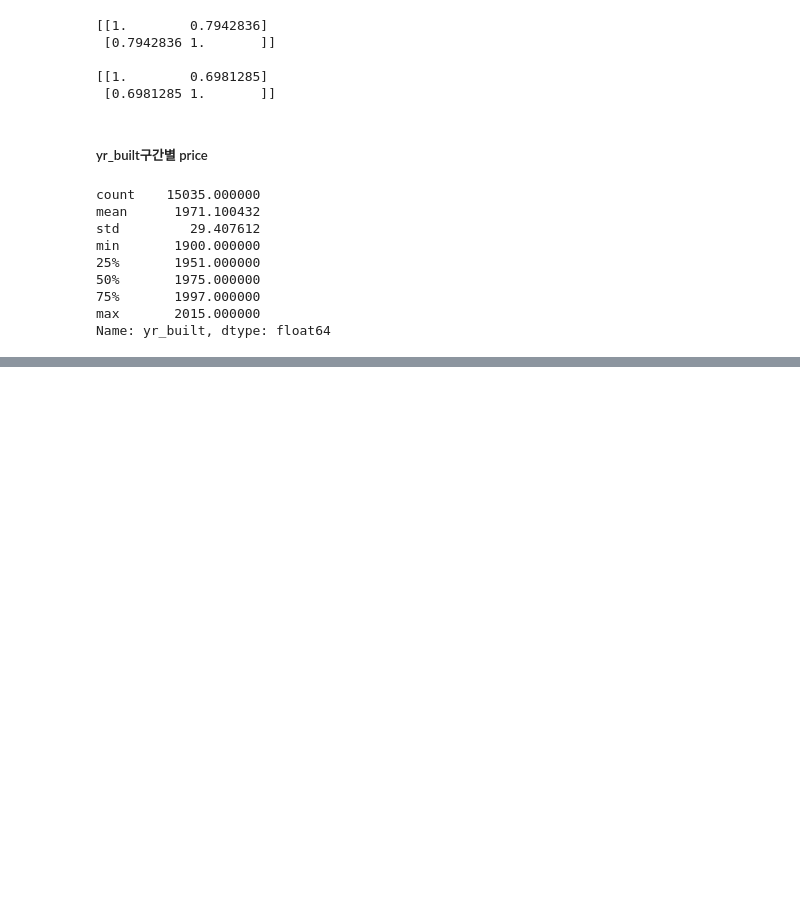
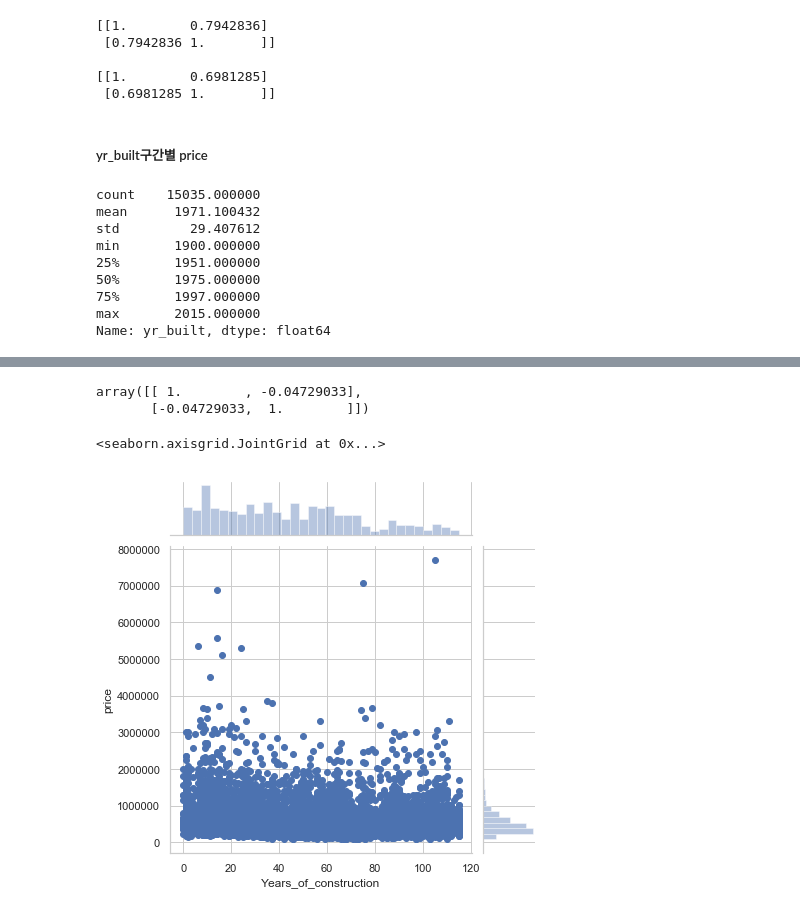
Before and after one commit to Junhojuno/everyday-kaggle, a Jupyter notebook: houseprice_prediction/code/Lets-EDA-it.ipynb, the cells around one changed output, grey strips where cells are left out. Cells and saved outputs as stored; diff of their text form; code cells hidden in the pictures; blank space fills up the shorter version.

Commit message:
focus in time-columns

```diff
--- a/houseprice_prediction/code/Lets-EDA-it.ipynb
+++ b/houseprice_prediction/code/Lets-EDA-it.ipynb
@@ -958,0 +990,13 @@ Name: yr_built, dtype: float64
+# %%
+train.drop(columns=['id'], inplace=True)
+df = train.copy()
+
+df['buy_year'] = df['date'].map(lambda x : int(x.split('T')[0][:4]))
+df['buy_month'] = df['date'].map(lambda x : int(x.split('T')[0][4:6]))
+df['buy_day'] = df['date'].map(lambda x : int(x.split('T')[0][6:]))
+
+df.drop(columns=['date'], inplace=True)
+# %%
+# 먼저 yr_built 지어진지 몇년되었는 확인 (2015년 현재)
+df['Years_of_construction'] = 2015 - df['yr_built']
+df.tail()
@@ -958,0 +1011,10 @@ Name: yr_built, dtype: float64
+# %%
+np.corrcoef(df['price'], df['Years_of_construction'])
+# %% [output]
+array([[ 1.        , -0.04729033],
+       [-0.04729033,  1.        ]])
+# %%
+sns.jointplot(data=df, x='Years_of_construction', y='price')
+# %% [output]
+<seaborn.axisgrid.JointGrid at 0x...>
+[figure, added]
```
Also changed, not shown: parts of 24 cells of this notebook.
